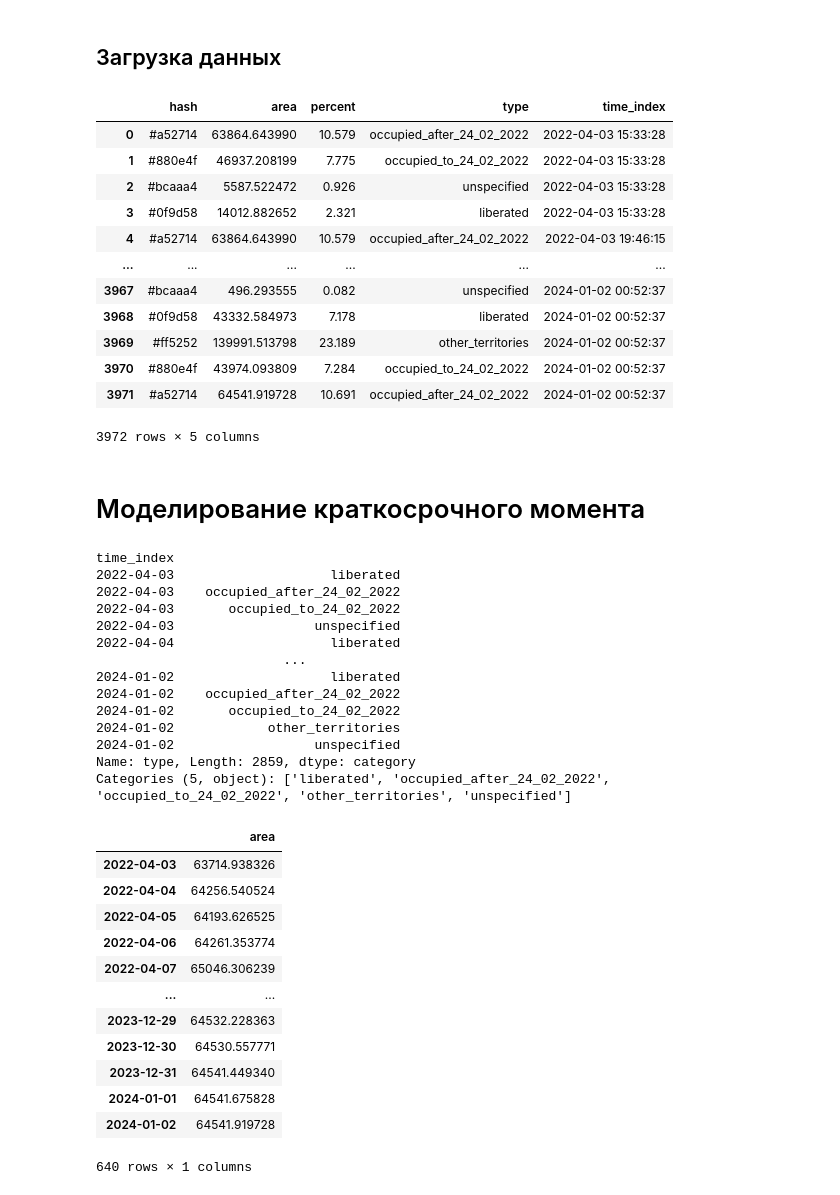
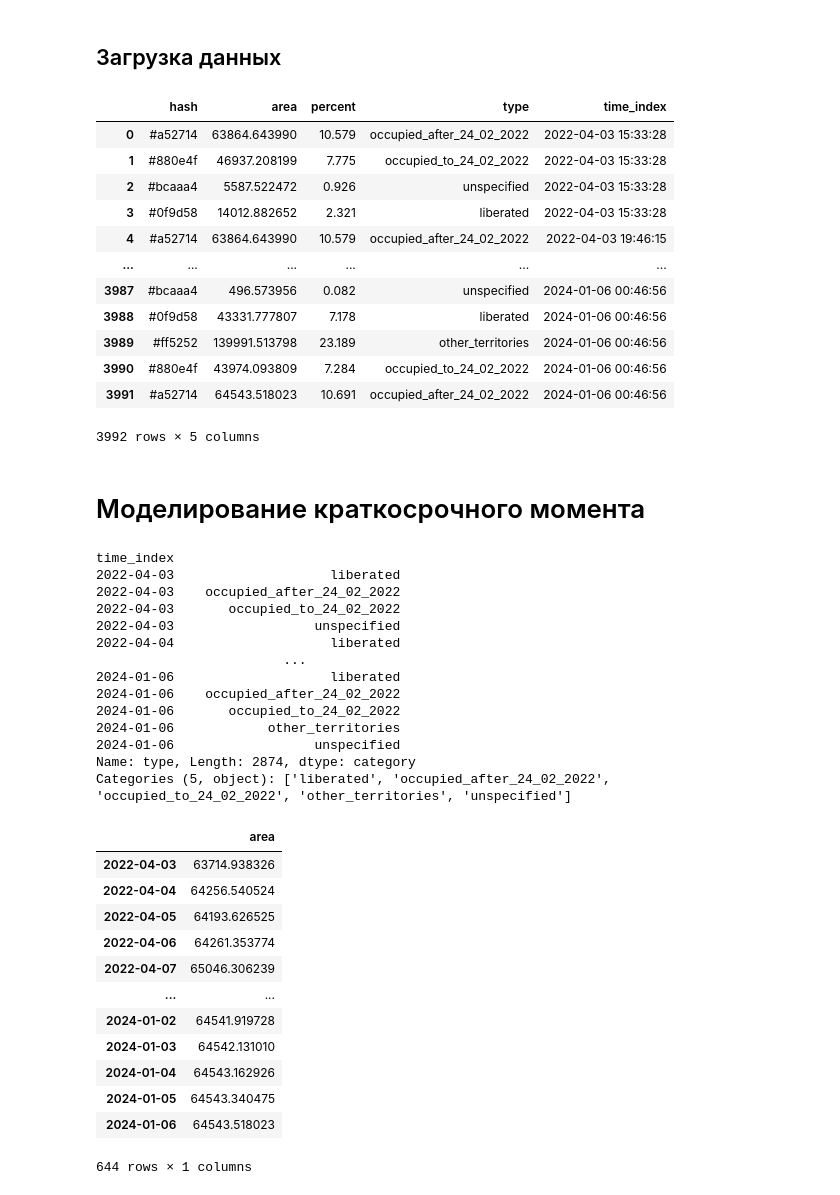
Before and after one commit to HexQuant/rua, a Jupyter notebook: area.ipynb, the cells around one changed output. Saved outputs shown, nothing was run; the diff lists cells and outputs as text; code cells hidden in the pictures.

```diff
--- a/area.ipynb
+++ b/area.ipynb
@@ -35,37 +35,36 @@ time_history_url = "https://deepstatemap.live/api/history/public"
 # %%
 # Making a get request
 response = requests.get(time_history_url)
 
 df = pd.DataFrame()
 # print json content
 t = len(response.json())
 Path("data/").mkdir(exist_ok=True)
 with tqdm(total=t) as pbar:
     for n, i in enumerate(response.json()):
         timestamp = i["id"]
         time_index = datetime.datetime.fromtimestamp(timestamp)
         pbar.set_description(str(time_index.date()), refresh=True)
 
-        area = requests.get(
-            f"https://deepstatemap.live/api/history/{timestamp}/areas")
+        area = requests.get(f"https://deepstatemap.live/api/history/{timestamp}/areas")
         js_df = pd.json_normalize(area.json()).assign(time_index=time_index)
         df = pd.concat([df, js_df], ignore_index=True)
         pbar.update(1)
 df
 # %% [output]
 |  | hash | area | percent | type | time_index |
 | 0 | #a52714 | 63864.643990 | 10.579 | occupied_after_24_02_2022 | 2022-04-03 15:33:28 |
 | 1 | #880e4f | 46937.208199 | 7.775 | occupied_to_24_02_2022 | 2022-04-03 15:33:28 |
 | 2 | #bcaaa4 | 5587.522472 | 0.926 | unspecified | 2022-04-03 15:33:28 |
 | 3 | #0f9d58 | 14012.882652 | 2.321 | liberated | 2022-04-03 15:33:28 |
 | 4 | #a52714 | 63864.643990 | 10.579 | occupied_after_24_02_2022 | 2022-04-03 19:46:15 |
 | ... | ... | ... | ... | ... | ... |
-| 3967 | #bcaaa4 | 496.293555 | 0.082 | unspecified | 2024-01-02 00:52:37 |
-| 3968 | #0f9d58 | 43332.584973 | 7.178 | liberated | 2024-01-02 00:52:37 |
-| 3969 | #ff5252 | 139991.513798 | 23.189 | other_territories | 2024-01-02 00:52:37 |
-| 3970 | #880e4f | 43974.093809 | 7.284 | occupied_to_24_02_2022 | 2024-01-02 00:52:37 |
-| 3971 | #a52714 | 64541.919728 | 10.691 | occupied_after_24_02_2022 | 2024-01-02 00:52:37 |
+| 3987 | #bcaaa4 | 496.573956 | 0.082 | unspecified | 2024-01-06 00:46:56 |
+| 3988 | #0f9d58 | 43331.777807 | 7.178 | liberated | 2024-01-06 00:46:56 |
+| 3989 | #ff5252 | 139991.513798 | 23.189 | other_territories | 2024-01-06 00:46:56 |
+| 3990 | #880e4f | 43974.093809 | 7.284 | occupied_to_24_02_2022 | 2024-01-06 00:46:56 |
+| 3991 | #a52714 | 64543.518023 | 10.691 | occupied_after_24_02_2022 | 2024-01-06 00:46:56 |
-3972 rows × 5 columns
+3992 rows × 5 columns
 # %%
 df.set_index("time_index", inplace=True)
 df = df.astype(
@@ -118,12 +117,12 @@ time_index
 2022-04-03                  unspecified
 2022-04-04                    liberated
                         ...
-2024-01-02                    liberated
-2024-01-02    occupied_after_24_02_2022
-2024-01-02       occupied_to_24_02_2022
-2024-01-02            other_territories
-2024-01-02                  unspecified
-Name: type, Length: 2859, dtype: category
+2024-01-06                    liberated
+2024-01-06    occupied_after_24_02_2022
+2024-01-06       occupied_to_24_02_2022
+2024-01-06            other_territories
+2024-01-06                  unspecified
+Name: type, Length: 2874, dtype: category
 Categories (5, object): ['liberated', 'occupied_after_24_02_2022', 'occupied_to_24_02_2022', 'other_territories', 'unspecified']
 # %%
 ru_holidays = holidays.country_holidays("RU")
@@ -148,12 +147,12 @@ aa
 | 2022-04-06 | 64261.353774 |
 | 2022-04-07 | 65046.306239 |
 | ... | ... |
-| 2023-12-29 | 64532.228363 |
-| 2023-12-30 | 64530.557771 |
-| 2023-12-31 | 64541.449340 |
-| 2024-01-01 | 64541.675828 |
 | 2024-01-02 | 64541.919728 |
+| 2024-01-03 | 64542.131010 |
+| 2024-01-04 | 64543.162926 |
+| 2024-01-05 | 64543.340475 |
+| 2024-01-06 | 64543.518023 |
-640 rows × 1 columns
+644 rows × 1 columns
 # %%
 xx = (
     pd.DataFrame(index=aa.index).assign(
```
Also changed, not shown: parts of 6 cells of this notebook, 2 other files.
